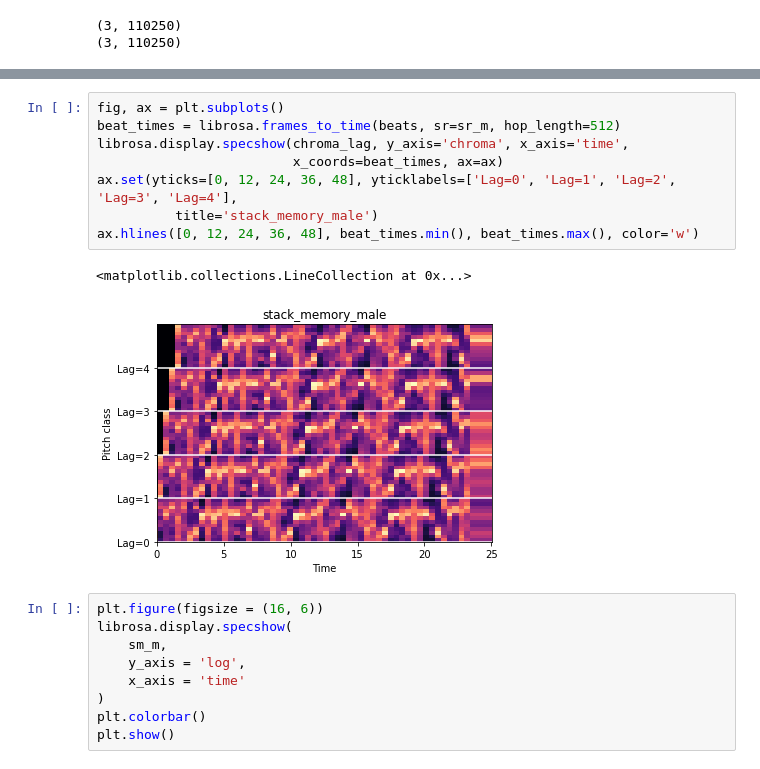
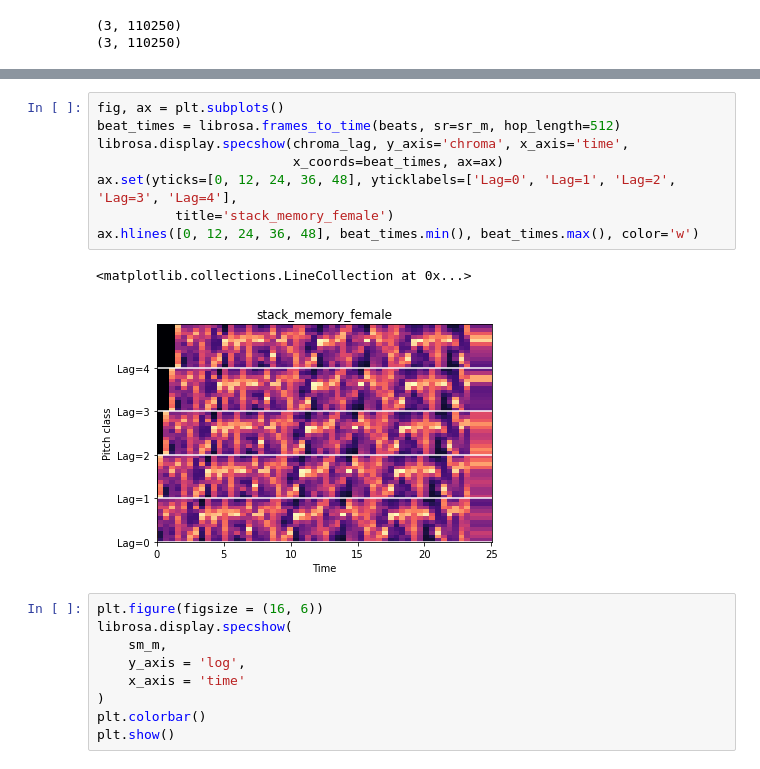
Before and after one commit to zashin-AI/juhyeong, a Jupyter notebook: parameter_stack_memory.ipynb, the cells around one changed output, grey strips where cells are left out. Drawn from its saved outputs; the diff is of its cells as text.

```diff
--- a/parameter_stack_memory.ipynb
+++ b/parameter_stack_memory.ipynb
@@ -79,14 +77,14 @@ Downloading file 'admiralbob77_-_Choice_-_Drum-bass.ogg' from 'https://librosa.o
 # %%
 fig, ax = plt.subplots()
 beat_times = librosa.frames_to_time(beats, sr=sr_m, hop_length=512)
 librosa.display.specshow(chroma_lag, y_axis='chroma', x_axis='time',
                          x_coords=beat_times, ax=ax)
 ax.set(yticks=[0, 12, 24, 36, 48], yticklabels=['Lag=0', 'Lag=1', 'Lag=2', 'Lag=3', 'Lag=4'],
-          title='stack_memory_male')
+          title='stack_memory_female')
 ax.hlines([0, 12, 24, 36, 48], beat_times.min(), beat_times.max(), color='w')
 # %% [output]
 <matplotlib.collections.LineCollection at 0x...>
-[figure, old version]
+[figure, new version]
 # %%
 plt.figure(figsize = (16, 6))
 librosa.display.specshow(
```
Also changed, not shown: parts of 3 cells of this notebook, 2 other files.
